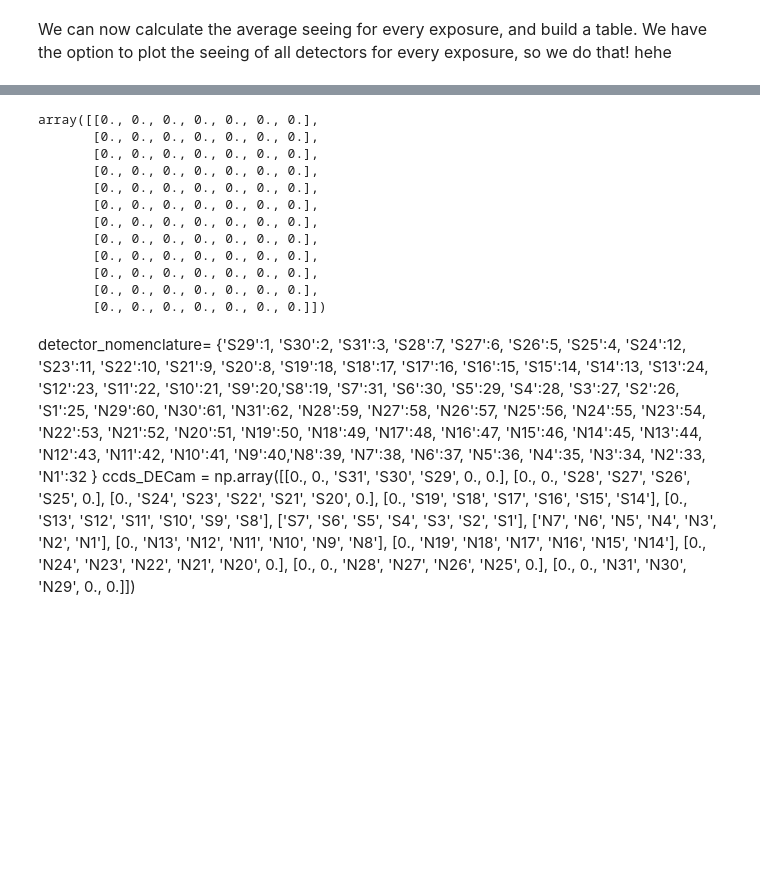
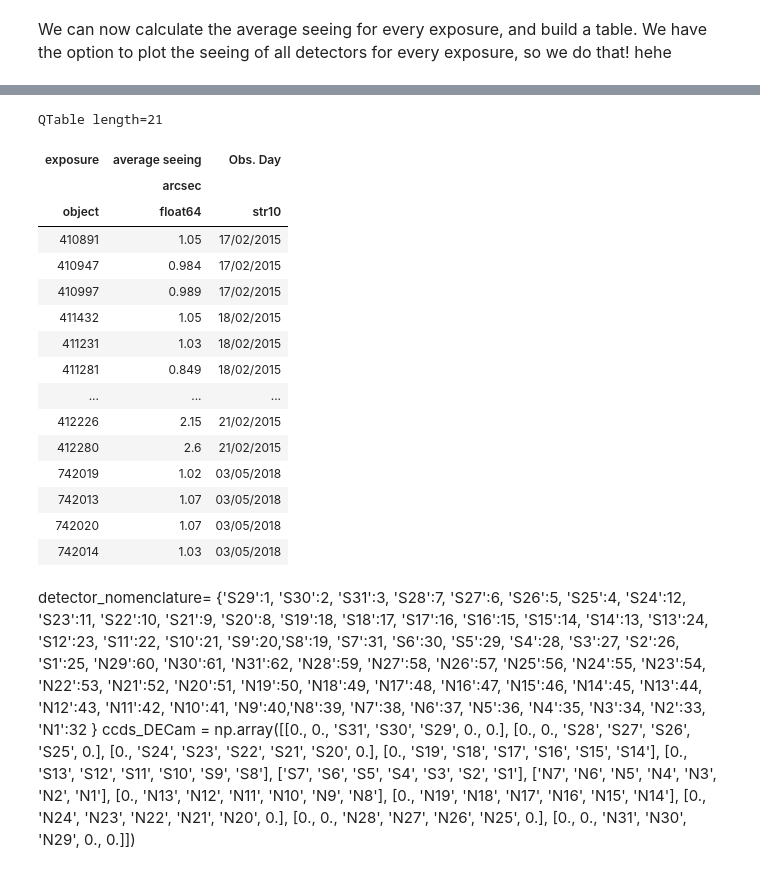
Before and after one commit to PauCaBu/LSST_notebooks, a Jupyter notebook: Seeing.ipynb, the cells around one changed output, grey strips where cells are left out. Drawn from its saved outputs; the diff is of its cells as text; code cells hidden in the pictures; blank space fills up the shorter version.

```diff
--- a/Seeing.ipynb
+++ b/Seeing.ipynb
@@ -207,15 +214,0 @@ Visit:  410947
-# %%
-np.zeros(shape=(12,7))
-# %% [output]
-array([[0., 0., 0., 0., 0., 0., 0.],
-       [0., 0., 0., 0., 0., 0., 0.],
-       [0., 0., 0., 0., 0., 0., 0.],
-       [0., 0., 0., 0., 0., 0., 0.],
-       [0., 0., 0., 0., 0., 0., 0.],
-       [0., 0., 0., 0., 0., 0., 0.],
-       [0., 0., 0., 0., 0., 0., 0.],
-       [0., 0., 0., 0., 0., 0., 0.],
-       [0., 0., 0., 0., 0., 0., 0.],
-       [0., 0., 0., 0., 0., 0., 0.],
-       [0., 0., 0., 0., 0., 0., 0.],
-       [0., 0., 0., 0., 0., 0., 0.]])
@@ -222,3 +219,23 @@ array([[0., 0., 0., 0., 0., 0., 0.],
+# %%
+t
+# %% [output]
+QTable length=21
+| exposure | average seeing | Obs. Day |
+|  | arcsec |  |
+| object | float64 | str10 |
+| 410891 | 1.05 | 17/02/2015 |
+| 410947 | 0.984 | 17/02/2015 |
+| 410997 | 0.989 | 17/02/2015 |
+| 411432 | 1.05 | 18/02/2015 |
+| 411231 | 1.03 | 18/02/2015 |
+| 411281 | 0.849 | 18/02/2015 |
+| ... | ... | ... |
+| 412226 | 2.15 | 21/02/2015 |
+| 412280 | 2.6 | 21/02/2015 |
+| 742019 | 1.02 | 03/05/2018 |
+| 742013 | 1.07 | 03/05/2018 |
+| 742020 | 1.07 | 03/05/2018 |
+| 742014 | 1.03 | 03/05/2018 |
 # %% [markdown]
 detector_nomenclature= {'S29':1, 'S30':2, 'S31':3, 'S28':7, 'S27':6, 'S26':5, 'S25':4, 'S24':12, 'S23':11, 'S22':10, 'S21':9, 'S20':8, 'S19':18, 'S18':17, 'S17':16, 'S16':15, 'S15':14, 'S14':13, 'S13':24, 'S12':23, 'S11':22, 'S10':21, 'S9':20,'S8':19, 'S7':31, 'S6':30, 'S5':29, 'S4':28, 'S3':27, 'S2':26, 'S1':25, 'N29':60, 'N30':61, 'N31':62, 'N28':59, 'N27':58, 'N26':57, 'N25':56, 'N24':55, 'N23':54, 'N22':53, 'N21':52, 'N20':51, 'N19':50, 'N18':49, 'N17':48, 'N16':47, 'N15':46, 'N14':45, 'N13':44, 'N12':43, 'N11':42, 'N10':41, 'N9':40,'N8':39, 'N7':38, 'N6':37, 'N5':36, 'N4':35, 'N3':34, 'N2':33, 'N1':32 }
 ccds_DECam = np.array([[0., 0., 'S31', 'S30', 'S29', 0., 0.],
```
Also changed, not shown: parts of 10 cells of this notebook.
